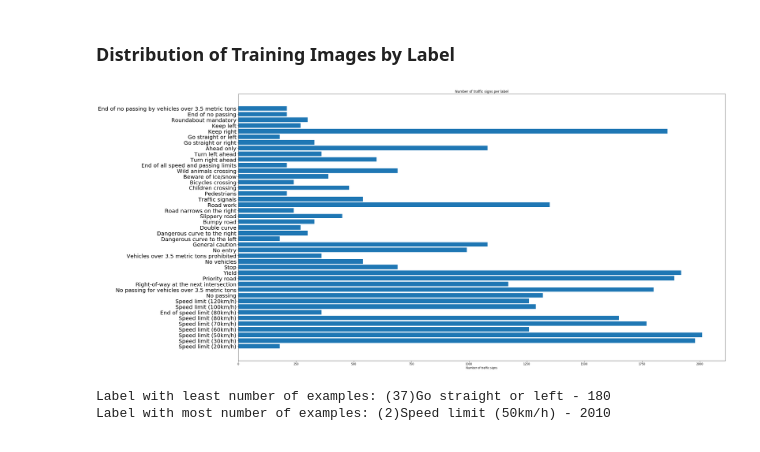
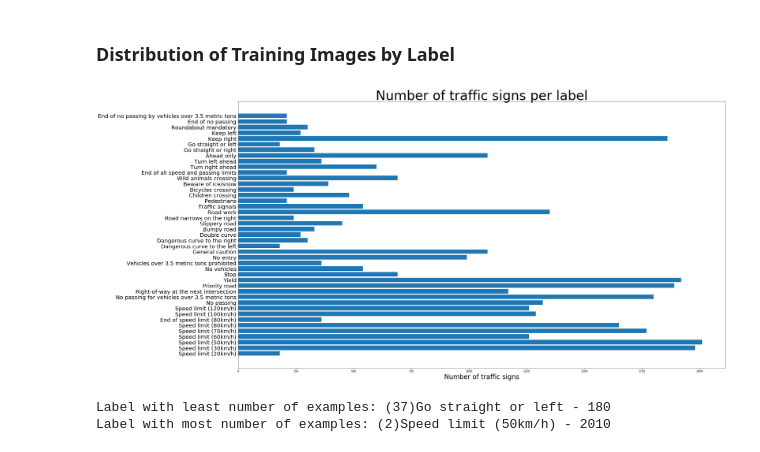
Before and after one commit to ekkus93/CarND-Traffic-Sign-Classifier-Project, a Jupyter notebook: Traffic_Sign_Classifier.ipynb, the cells around one changed output. Saved outputs shown, nothing was run; the diff lists cells and outputs as text; code cells hidden in the pictures.

```diff
--- a/Traffic_Sign_Classifier.ipynb
+++ b/Traffic_Sign_Classifier.ipynb
@@ -229,19 +257,19 @@ display_X_y_images(X_train, y_train, signnames_pd, start_idx=0, end_idx=20)
 # %%
 label_cnts = Counter(y_train)
 
 x_vals = [x for x, _ in label_cnts.items()]
 y_vals = [y for _, y in label_cnts.items()]
 
 plt.figure(figsize=(32,18))
 
 plt.barh(x_vals, y_vals)
-plt.title("Number of traffic signs per label")
+plt.title("Number of traffic signs per label").set_fontsize(48)
 plt.yticks(x_vals, [signname_val_to_name(signnames_pd, val) for val in x_vals], fontsize = 20)
-plt.xlabel('Number of traffic signs')
+plt.xlabel('Number of traffic signs').set_fontsize(24)
 #plt.ylabel('Label')
 plt.show()
 # %% [output]
-[figure, old version]
+[figure, new version]
 # %%
 label_cnt_arr = label_cnts.most_common(43)
 least_common_label, least_common_cnt = label_cnt_arr[-1]
```
Also changed, not shown: parts of 36 cells of this notebook, 10 other files.
